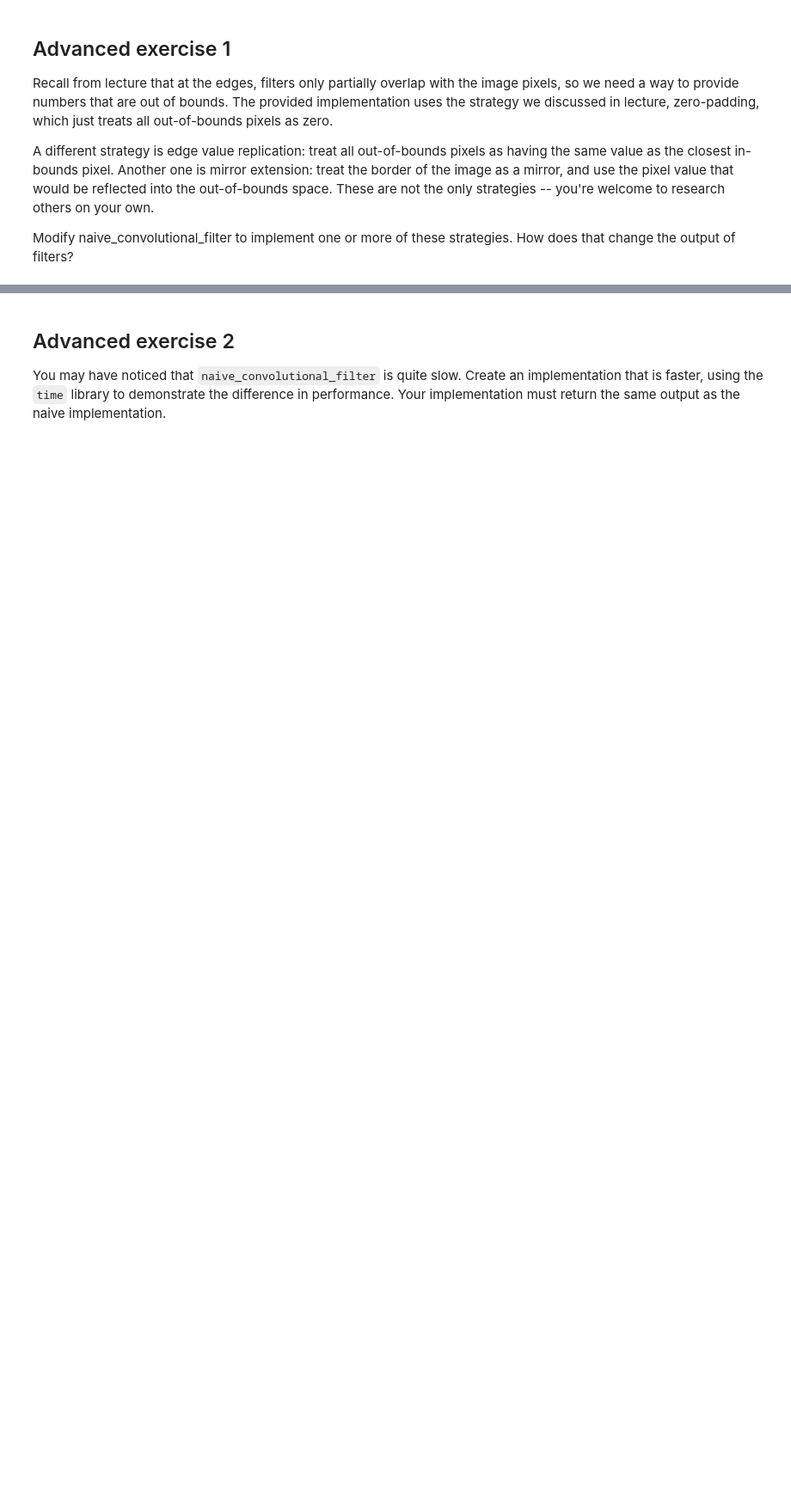
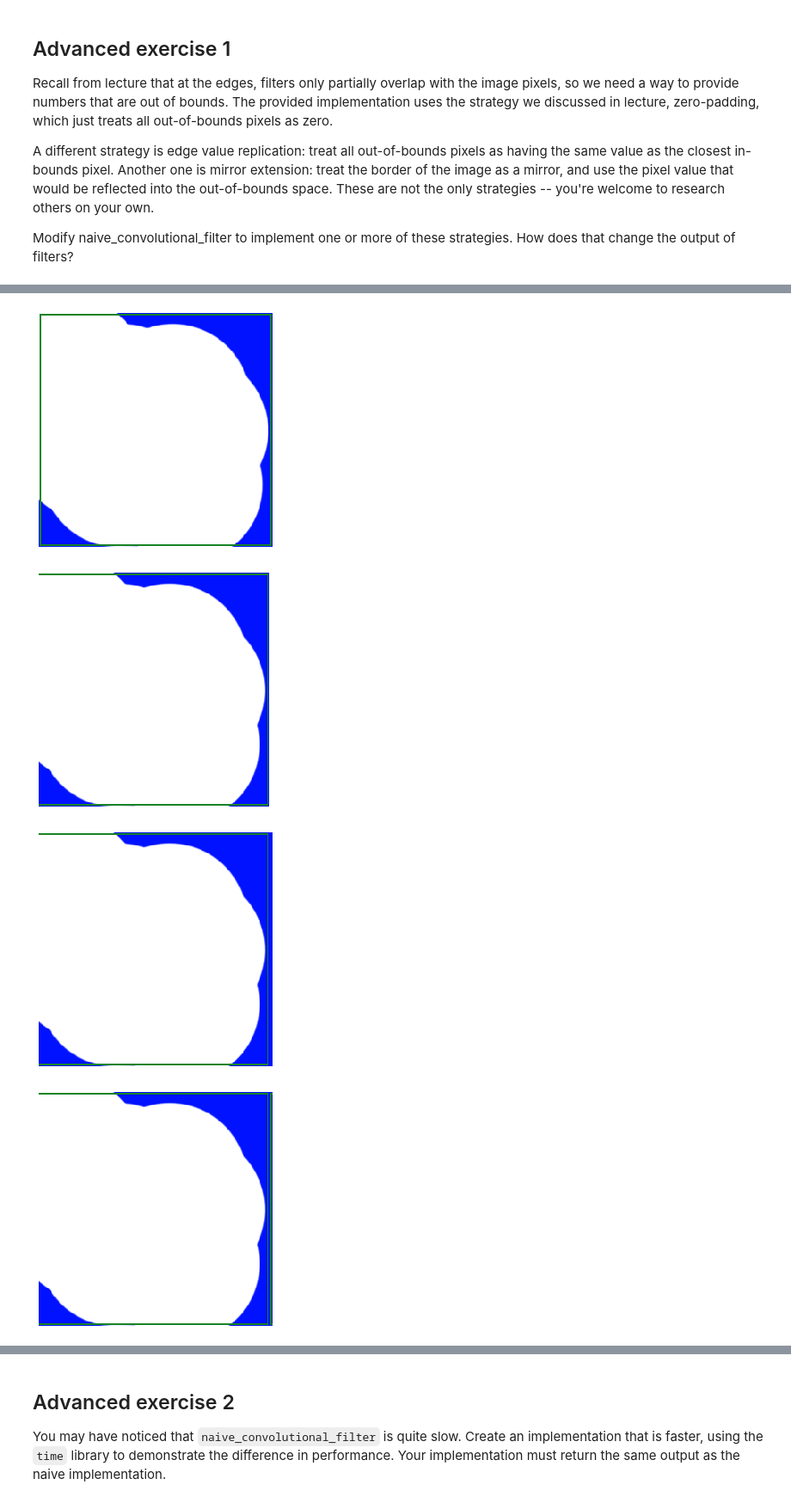
Before and after one commit to pauburk/Nueva-CS, a Jupyter notebook: comp_vision/filters/Filters.ipynb, the cells around one changed output, grey strips where cells are left out. Shown at 86% size. Cells and saved outputs as stored; diff of their text form; code cells hidden in the pictures; blank space fills up the shorter version.

```diff
--- a/comp_vision/filters/Filters.ipynb
+++ b/comp_vision/filters/Filters.ipynb
@@ -304,6 +334,11 @@ IndexError: index 300 is out of bounds for axis 0 with size 300
 # %%
-image_gradient = load("./gradient.png")
-
-display(ncf(image_gradient, filter1, "RGB", "R", "zero"))
-display(ncf(image_gradient, filter1, "RGB", "R", "replicate"))
-display(ncf(image_gradient, filter1, "RGB", "R", "mirror"))
+image_rect = load("./rectangle.png")
+display(image_rect)
+display(ncf(image_rect, filter1_mod, "RGB", "RGB", "zero"))
+display(ncf(image_rect, filter1_mod, "RGB", "RGB", "replicate"))
+display(ncf(image_rect, filter1_mod, "RGB", "RGB", "mirror"))
+# %% [output]
+[figure, added]
+[figure, added]
+[figure, added]
+[figure, added]
```
Also changed, not shown: parts of 15 cells of this notebook, 2 other files.
